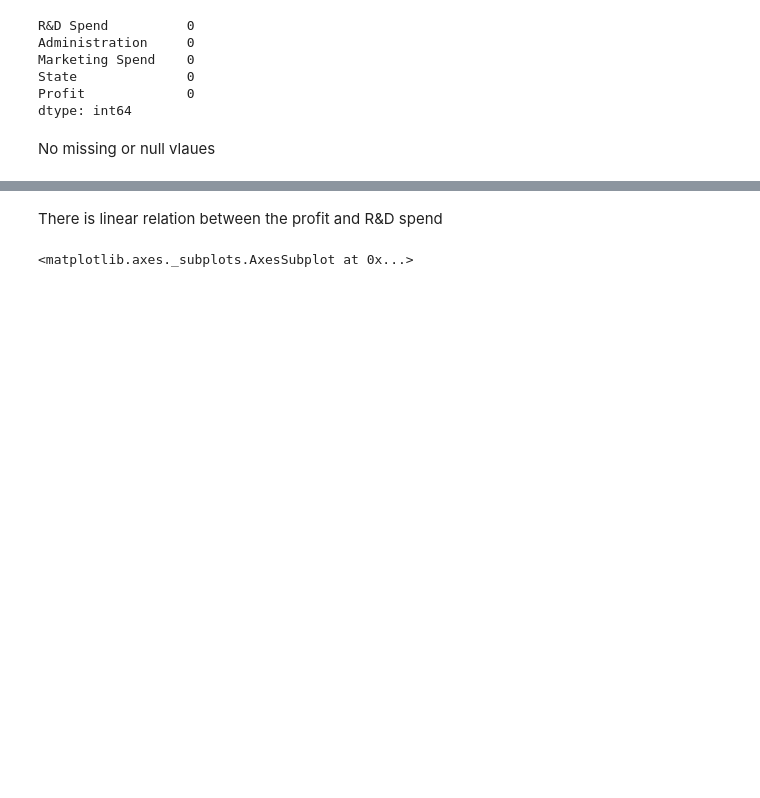
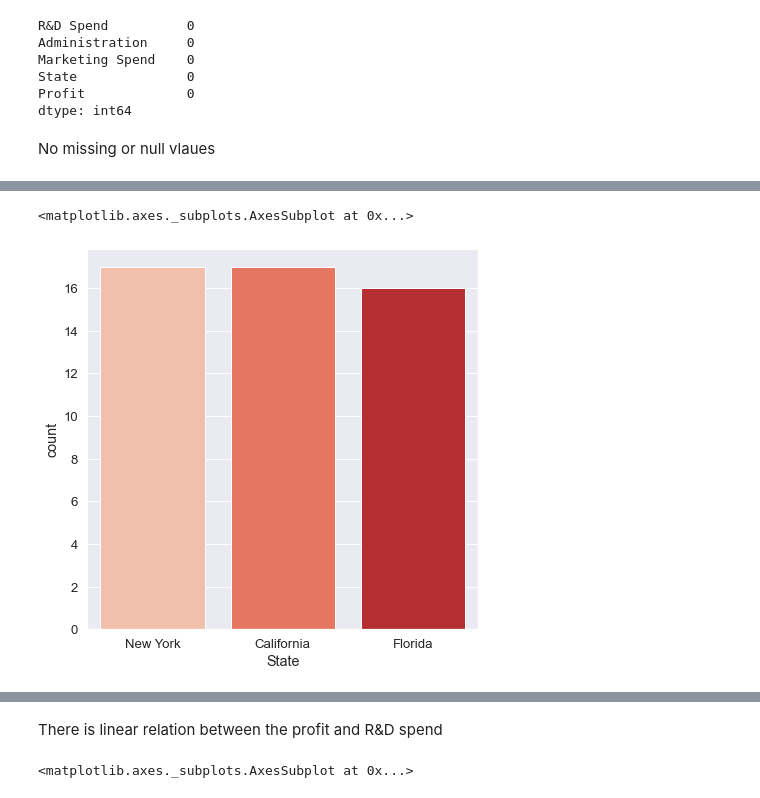
Before and after one commit to mema-max/Assigments, a Jupyter notebook: StartupsData.ipynb, the cells around one changed output, grey strips where cells are left out. Saved outputs shown, nothing was run; the diff lists cells and outputs as text; code cells hidden in the pictures; blank space fills up the shorter version.

```diff
--- a/StartupsData.ipynb
+++ b/StartupsData.ipynb
@@ -89,0 +79,6 @@ sns.pairplot(df)
+# %%
+#The profit of all state are smilier , nothing important
+sns.countplot(x="State", data=df,palette='Reds')
+# %% [output]
+<matplotlib.axes._subplots.AxesSubplot at 0x...>
+[figure, added]
```
Also changed, not shown: parts of 33 cells of this notebook.
